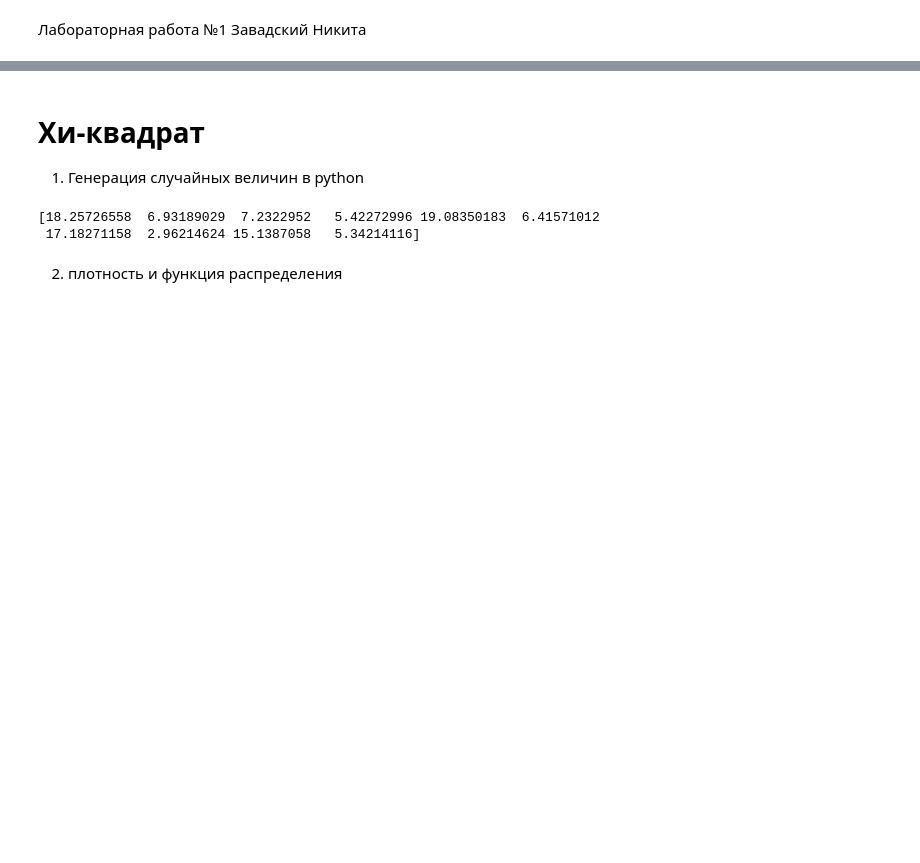
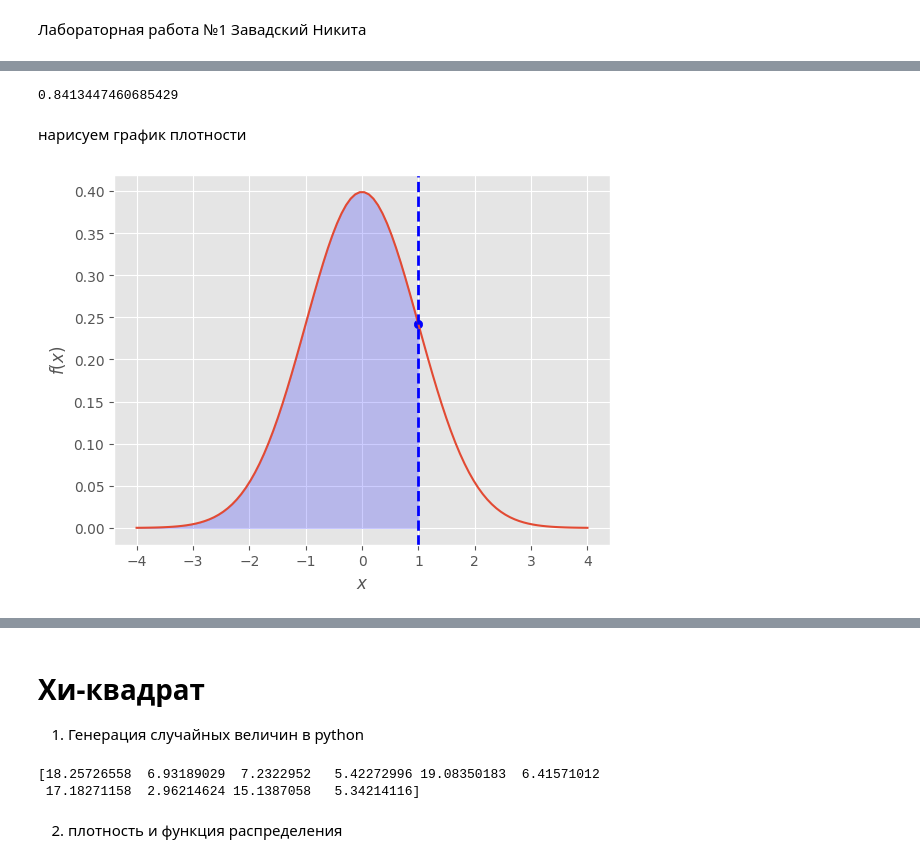
Before and after one commit to PsychoWho/SSAU_Labs, a Jupyter notebook: СтатАнализ/LR_1_SA.ipynb, the cells around one changed output, grey strips where cells are left out. Saved outputs shown, nothing was run; the diff lists cells and outputs as text; code cells hidden in the pictures; blank space fills up the shorter version.

```diff
--- a/СтатАнализ/LR_1_SA.ipynb
+++ b/СтатАнализ/LR_1_SA.ipynb
@@ -17,0 +39,25 @@ plt.style.use('ggplot')    # стиль графиков
+# %%
+print(norm_rv.cdf(1))
+# %% [output]
+0.8413447460685429
+# %% [markdown]
+нарисуем график плотности
+# %%
+x = np.linspace(-4, 4, 100)
+pdf = norm_rv.pdf(x)
+
+plt.plot(x, pdf)
+plt.ylabel('$f(x)$')
+plt.xlabel('$x$')
+
+# На ней же нарисуем f(1)
+plt.scatter([1], [norm_rv.pdf(1)], color="blue");
+
+# на ту же картинку добавили новую часть, штриховку
+xq = np.linspace(-4, 1, 100)
+yq = norm_rv.pdf(xq)
+plt.fill_between(xq, 0, yq, color='blue', alpha=0.2)
+
+plt.axvline(1, color='blue', linestyle="--", lw=2);
+# %% [output]
+[figure, added]
```
Also changed, not shown: parts of 30 cells of this notebook.
